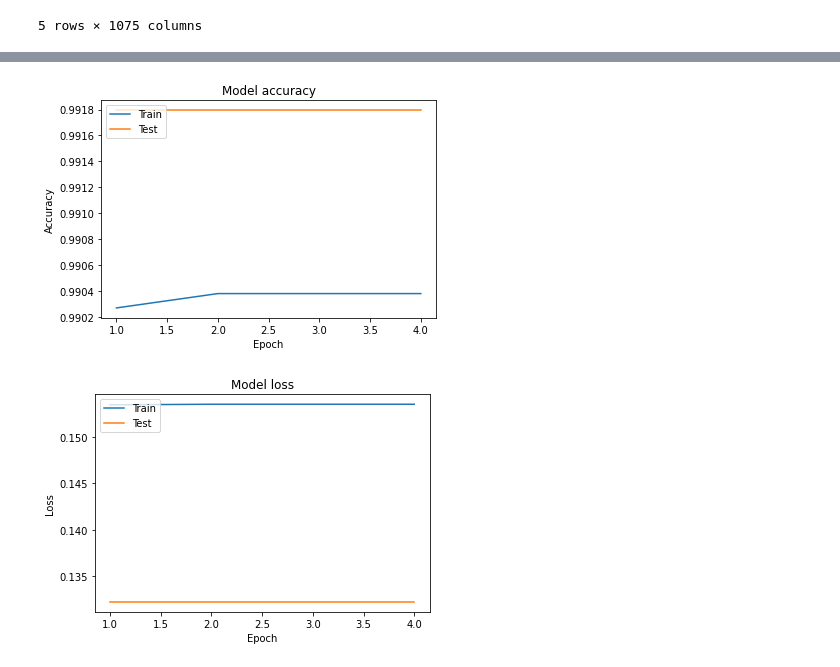
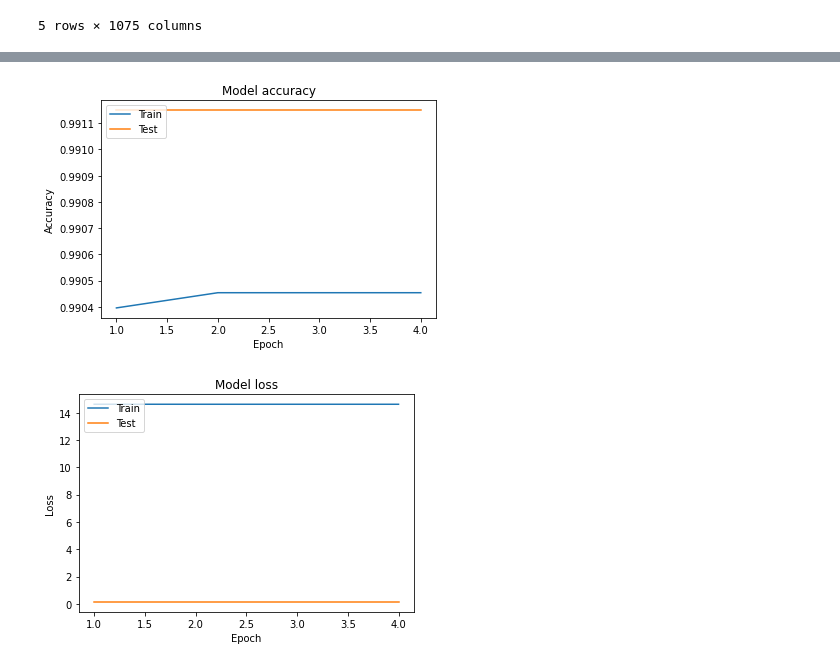
Before and after one commit to aminkhod/Drug-discovery, a Jupyter notebook: P3_CNN on Drug-Disease interaction-Train.ipynb, the cells around one changed output, grey strips where cells are left out. Drawn from its saved outputs; the diff is of its cells as text; code cells hidden in the pictures.

```diff
--- a/P3_CNN on Drug-Disease interaction-Train.ipynb
+++ b/P3_CNN on Drug-Disease interaction-Train.ipynb
@@ -47,6 +51,6 @@ data.head()
 # %%
-dataTrain = data.iloc[int(0.2*len(data.iloc[:,2])):,:]
-dataTest = data.iloc[:int(0.2*len(data.iloc[:,2])),:]
+dataTrain = data.iloc[int(0.3*len(data.iloc[:,2])):,:]
+dataTest = data.iloc[:int(0.3*len(data.iloc[:,2])),:]
 # %%
 X_train = dataTrain.values[:,3:]
 y_train = dataTrain.values[:,2].astype(int)
@@ -90,10 +85,6 @@ print(y_train[0:5], y_test[0:5])
 # #create model
 # model = Sequential()
 # #add model layers
-# # kernel_initializer='uniform',
-# # kernel_initializer='uniform',
-# # kernel_initializer='uniform',
-# # kernel_initializer='uniform',
 # model.add(Conv2D(128, kernel_size=4, activation='relu', input_shape=(16,71,1)))
 # # model.add(Conv2D(64, kernel_size=2, activation='relu'))
 
@@ -115,31 +106,29 @@ print(y_train[0:5], y_test[0:5])
 #create model
 model = Sequential()
 #add model layers
-# kernel_initializer='uniform',
-# kernel_initializer='uniform',
-# kernel_initializer='uniform',
-# kernel_initializer='uniform',
-model.add(Conv2D(128, kernel_size=4, activation='relu', input_shape=(16,67,1)))
-model.add(Conv2D(64, kernel_size=4, activation='relu'))
+model.add(Conv2D(64, kernel_size=4, activation='relu',\
+                 input_shape=(16,67,1), padding='same'))
+# model.add(Conv2D(64, kernel_size=4, activation='relu', padding='same'))
 # model.add(MaxPooling2D(pool_size=(2, 2)))
 
-model.add(Conv2D(32, kernel_size=4, activation='relu'))
-# model.add(Conv2D(16, kernel_size=4, activation='relu'))
-# model.add(MaxPooling2D(pool_size=(2, 2)))
+model.add(Conv2D(32, kernel_size=4, activation='relu', padding='same'))
+model.add(Conv2D(16, kernel_size=4, activation='relu', padding='same'))
+model.add(MaxPooling2D(pool_size=(2, 2)))
 
 model.add(Conv2D(8, kernel_size=4, activation='relu'))
 model.add(Flatten())
-model.add(Dense( 64, activation='relu'))
-model.add(Dropout(0.2))
-model.add(Dense( 16, activation='relu'))
-model.add(Dense(2, activation='sigmoid'))
+model.add(Dense( 32, activation='relu'))
+model.add(Dropout(0.1))
+# model.add(Dense( 16, activation='relu'))
+model.add(Dense(2, activation='relu'))
 # model.add(Softmax(128))
 model.summary()
 
 
-adam = optimizers.Adam(lr=0.0001, beta_1=0.9, beta_2=0.999)
+adam = optimizers.Adam(lr=0.00004, beta_1=0.9, beta_2=0.999)
 # model.compile(loss='hinge', optimizer=adam, metrics=[kmetr.categorical_accuracy])
-model.compile(optimizer='adam', loss='categorical_crossentropy', metrics=['accuracy']) ## Minist
+model.compile(optimizer='adam', loss='categorical_crossentropy',\
+              metrics=['categorical_accuracy']) ## Minist
 
 ### Load the model's saved weights.
 # model.load_weights('cnn_4_epoch.h5')
@@ -172,8 +161,8 @@ WARNING:tensorflow:From /usr/local/lib/python3.6/dist-packages/keras/backend/ten
 # class_weights = class_weight.compute_class_weight('balanced',
 #                                                  np.unique(y_train),
 #                                                  y_train)
-class_weight = {0: 0.01,
-                1: 0.99
+class_weight = {0: 5,
+                1: 95
                }
 
 
@@ -236,25 +222,25 @@ model.history.history
 # %%
 
 # Plot training & validation accuracy values
-plt.plot(list(range(1,5)),model.history.history['acc'])
-plt.plot(list(range(1,5)),model.history.history['val_acc'])
+plt.plot(list(range(1,5)),model.history.history['categorical_accuracy'])
+plt.plot(list(range(1,5)),model.history.history['val_categorical_accuracy'])
 plt.title('Model accuracy')
 plt.ylabel('Accuracy')
 plt.xlabel('Epoch')
 plt.legend(['Train', 'Test'], loc='upper left')
 plt.show()
 
 # Plot training & validation loss values
 plt.plot(list(range(1,5)),model.history.history['loss'])
 plt.plot(list(range(1,5)),model.history.history['val_loss'])
 plt.title('Model loss')
 plt.ylabel('Loss')
 plt.xlabel('Epoch')
 plt.legend(['Train', 'Test'], loc='upper left')
 plt.show()
 # %% [output]
-[figure, old version]
+[figure, new version]
-[figure, old version]
+[figure, new version]
 # %%
 # # predit
 # predit[:,0].shape
```
Also changed, not shown: parts of 15 cells of this notebook, 3 other files.
